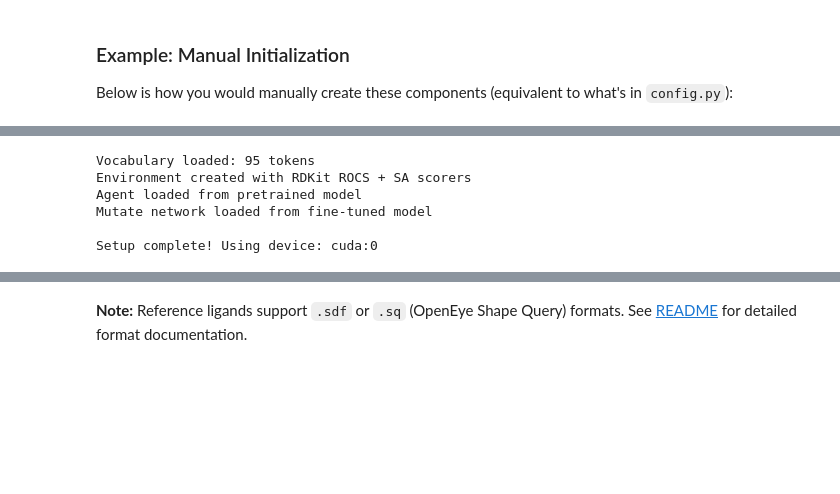
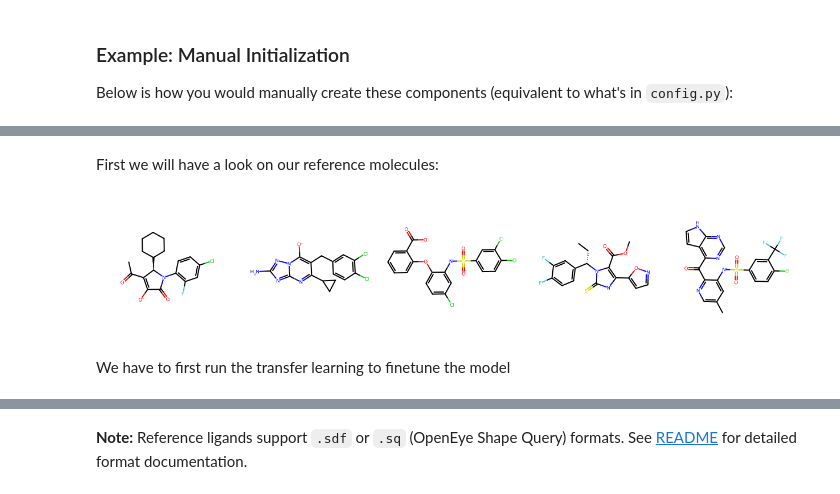
Before and after one commit to CDDLeiden/DrugEx, a Jupyter notebook: tutorial/advanced/rocs/rocs_rl_tutorial.ipynb, the cells around one changed output, grey strips where cells are left out. Cells and saved outputs as stored; diff of their text form; code cells hidden in the pictures; blank space fills up the shorter version.

Commit message:
feat(tutorial): add molecule generation section to ROCS RL notebook

```diff
--- a/tutorial/advanced/rocs/rocs_rl_tutorial.ipynb
+++ b/tutorial/advanced/rocs/rocs_rl_tutorial.ipynb
@@ -118,9 +154,18 @@ Note: The setup_rl_rdkit() function below does this automatically using config.p
-# %%
-agent, mutate, env, output_dir = setup_rl_rdkit()
-# %% [output]
-Vocabulary loaded: 95 tokens
-Environment created with RDKit ROCS + SA scorers
-Agent loaded from pretrained model
-Mutate network loaded from fine-tuned model
-
-Setup complete! Using device: cuda:0
+# %% [markdown]
+First we will have a look on our reference molecules:
+# %%
+from pathlib import Path
+from rdkit import Chem
+from rdkit.Chem import Draw
+
+CCR2_SDF = Path("rocs_rl_ccr/rdkit_cdpkit/CCR2_reference_ligands.sdf")
+
+mols_raw = [m for m in Chem.SDMolSupplier(str(CCR2_SDF), removeHs=False) if m]
+smiles_can = [Chem.MolToSmiles(m, canonical=True, isomericSmiles=True) for m in mols_raw]
+mols_2d = [Chem.MolFromSmiles(s) for s in smiles_can]
+
+Draw.MolsToGridImage(mols_2d, molsPerRow=5, subImgSize=(250, 250))
+# %% [output]
+[figure, added]
+# %% [markdown]
+We have to first run the transfer learning to finetune the model
```
Also changed, not shown: parts of 18 cells of this notebook.
